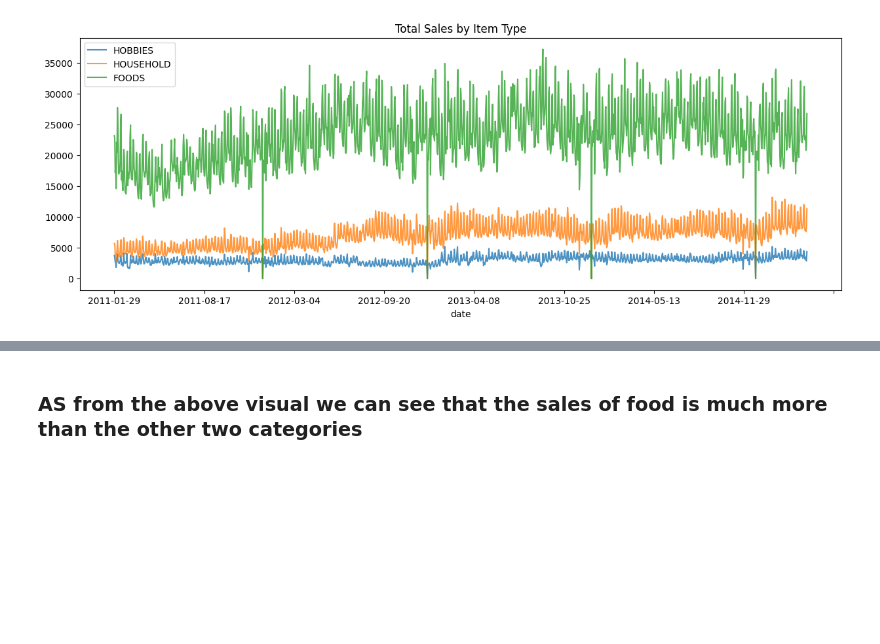
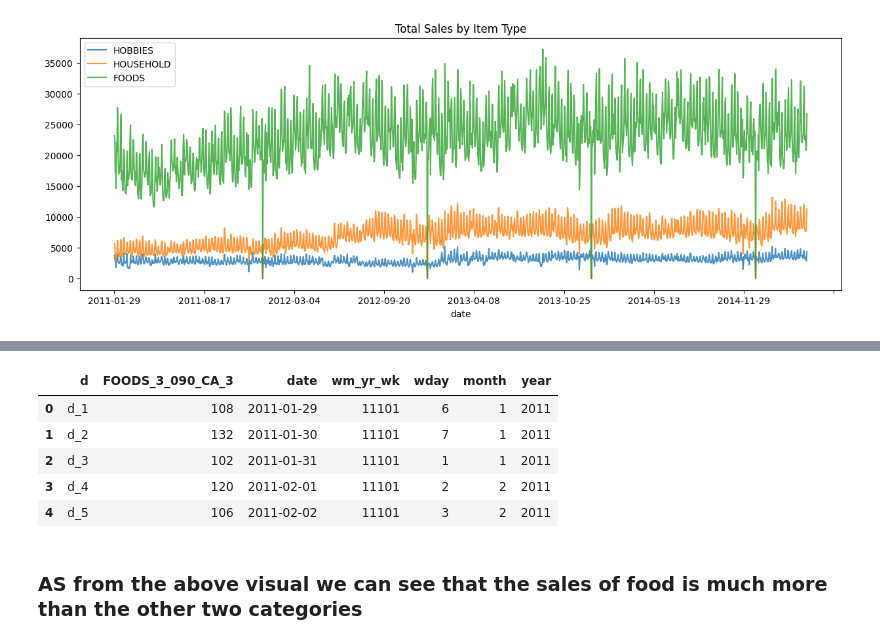
Before and after one commit to pr0digii/Sales_AnalysisML, a Jupyter notebook: notebooks/forecasting/.~Thapa_Nutan_24614000_Forecasting_models.ipynb, the cells around one changed output, grey strips where cells are left out. Drawn from its saved outputs; the diff is of its cells as text; code cells hidden in the pictures; blank space fills up the shorter version.

```diff
--- a/notebooks/forecasting/Forecasting_model.ipynb
+++ b/notebooks/forecasting/.~Thapa_Nutan_24614000_Forecasting_models.ipynb
@@ -327,2 +330,19 @@ plt.show()
+# %%
+# Convert the date column to a pandas datetime object
+example['date'] = pd.to_datetime(example['date'])
+
+# Extract the wday, month, and year from the date column
+example['wday'] = example['date'].dt.dayofweek + 1  # Monday=1, Sunday=7
+example['month'] = example['date'].dt.month
+example['year'] = example['date'].dt.year
+
+example.head(5)
+# %% [output]
+|  | d | FOODS_3_090_CA_3 | date | wm_yr_wk | wday | month | year |
+| 0 | d_1 | 108 | 2011-01-29 | 11101 | 6 | 1 | 2011 |
+| 1 | d_2 | 132 | 2011-01-30 | 11101 | 7 | 1 | 2011 |
+| 2 | d_3 | 102 | 2011-01-31 | 11101 | 1 | 1 | 2011 |
+| 3 | d_4 | 120 | 2011-02-01 | 11101 | 2 | 2 | 2011 |
+| 4 | d_5 | 106 | 2011-02-02 | 11101 | 3 | 2 | 2011 |
 # %% [markdown]
 ### AS from the above visual we can see that the sales of food is much more than the other two categories
```
Also changed, not shown: parts of 8 cells of this notebook, 8 other files.
